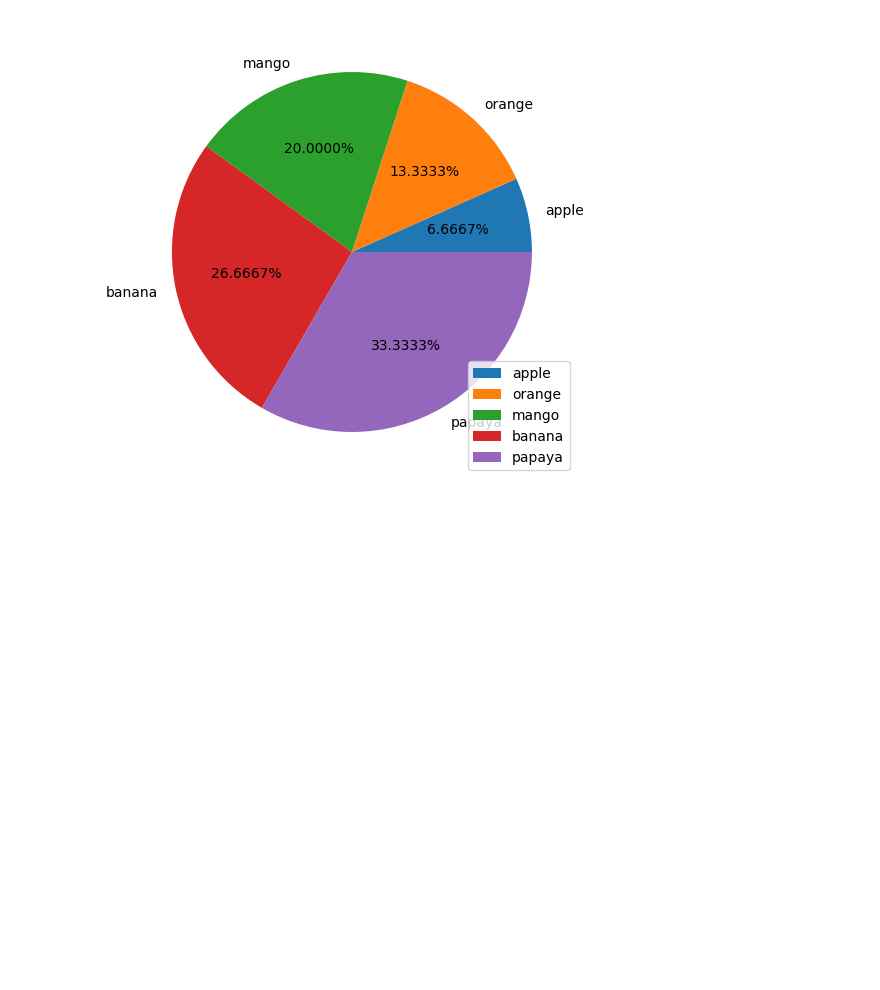
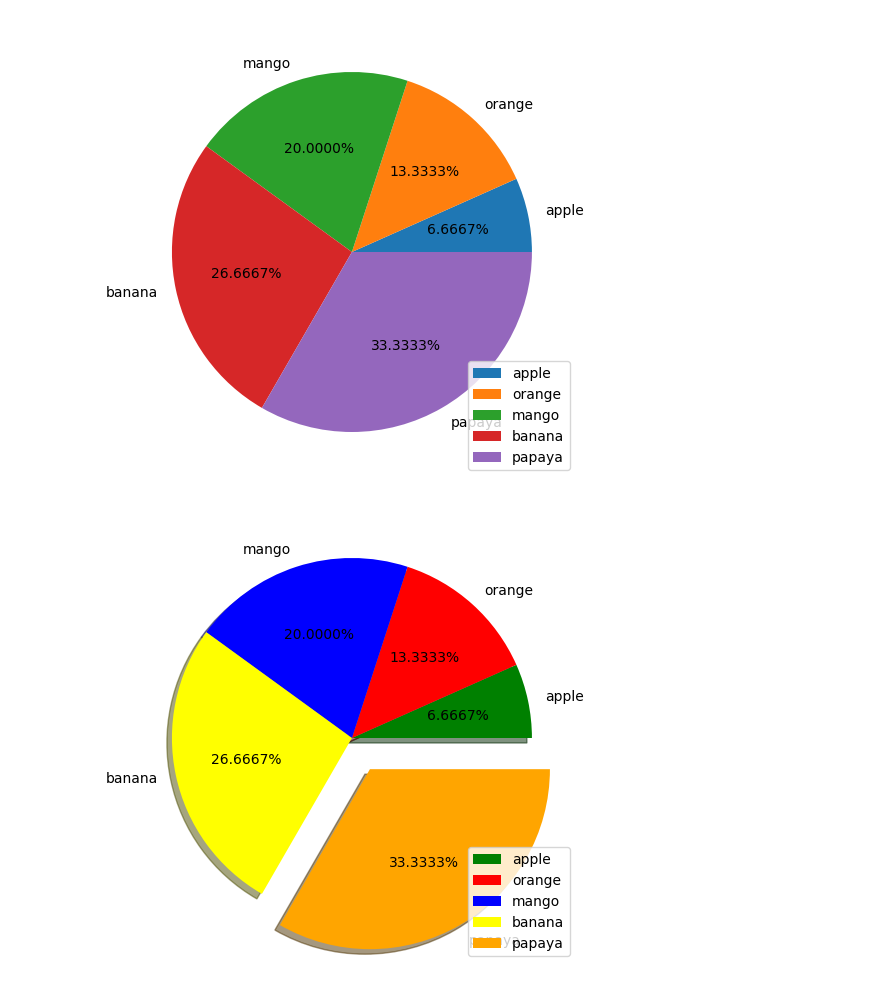
Before and after one commit to Nandanalinson/Python-core-concepts, a Jupyter notebook: day51/matplot_lib.ipynb, the cells around one changed output. Saved outputs shown, nothing was run; the diff lists cells and outputs as text; code cells hidden in the pictures; blank space fills up the shorter version.

Commit message:
Matplot_lib: pie chart

```diff
--- a/day51/matplot_lib.ipynb
+++ b/day51/matplot_lib.ipynb
@@ -321,3 +321,13 @@ plt.tight_layout()
 # ex: for 10 : 10/150 * 100 ----> 150 = 10+20+30+40+50 (all the numbers)
 # %% [output]
 [figure]
+# %%
+data = [10,20,30,40,50]
+lab = ['apple','orange','mango','banana','papaya']
+col = ['green','red','blue','yellow','orange']
+ex = [0,0,0,0,0.2]
+plt.pie(data,labels=lab,autopct="%1.4f%%",explode = ex,shadow=True,colors = col)
+plt.legend(loc='lower right')
+plt.tight_layout()
+# %% [output]
+[figure, added]
```
